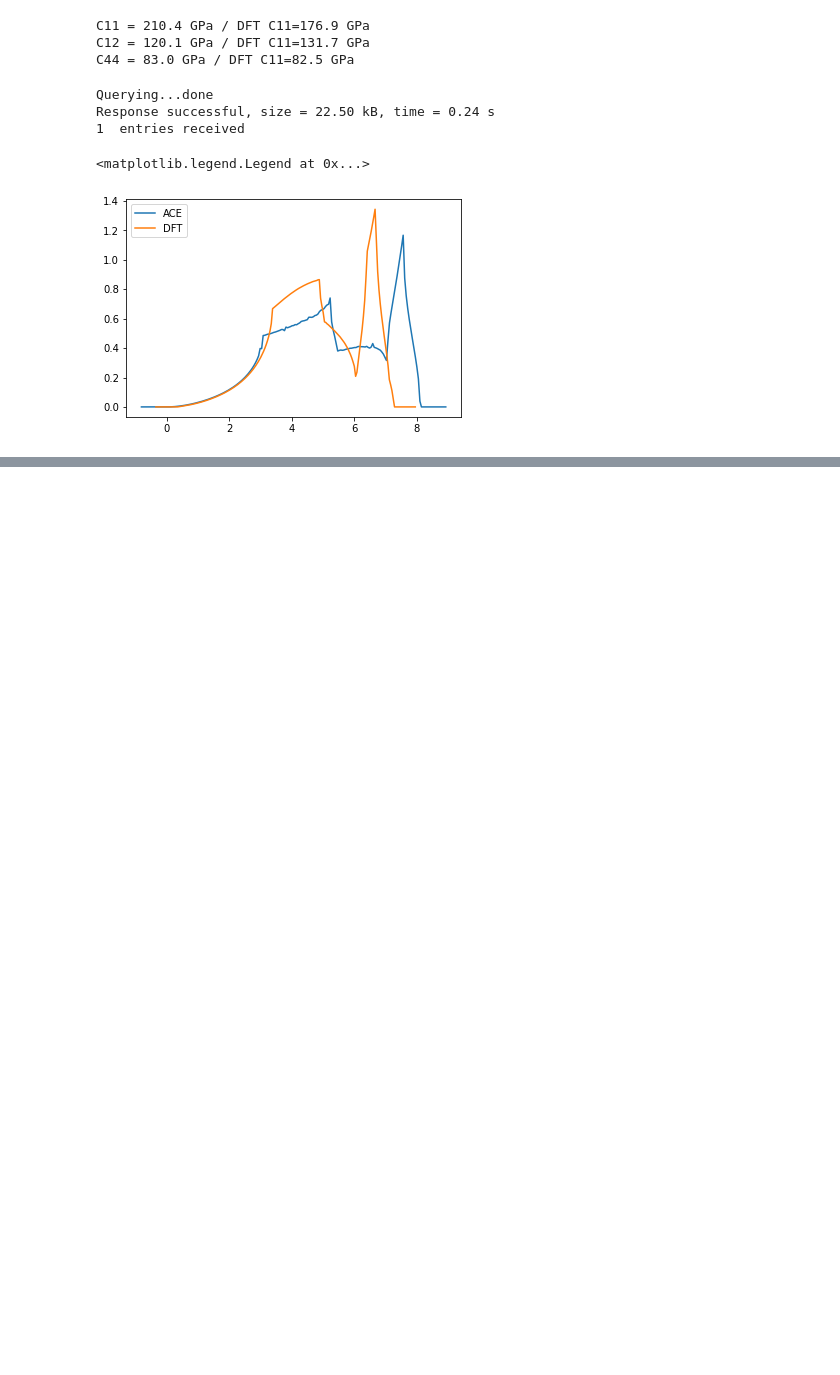
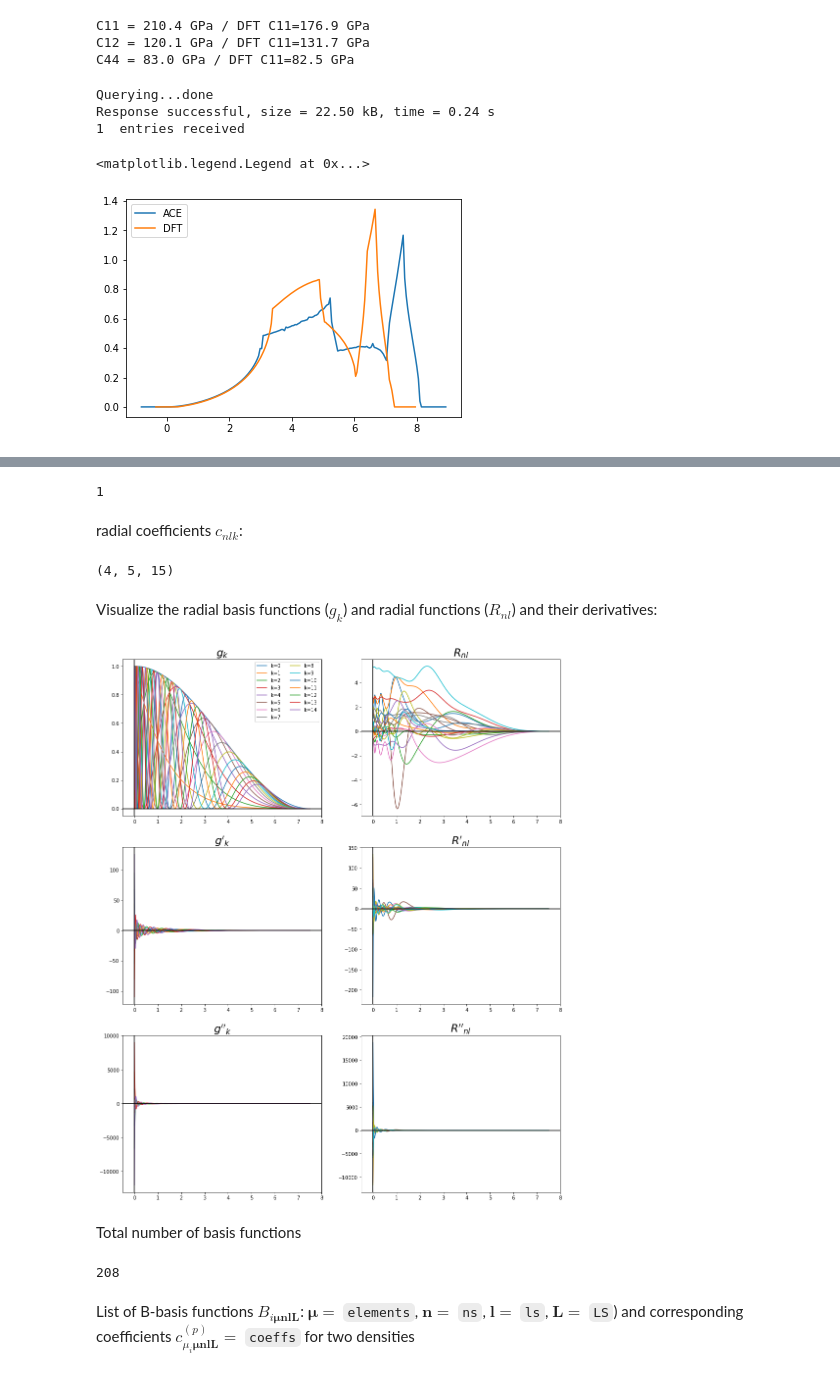
Before and after one commit to pyiron-workshop/potentials-workshop-2021, a Jupyter notebook: day_2/03-ace/pacemaker-fit-tutorial.ipynb, the cells around one changed output, grey strips where cells are left out. Cells and saved outputs as stored; diff of their text form; code cells hidden in the pictures; blank space fills up the shorter version.

Commit message:
Show configuration of advanced potential

```diff
--- a/day_2/03-ace/pacemaker-fit-tutorial.ipynb
+++ b/day_2/03-ace/pacemaker-fit-tutorial.ipynb
@@ -402,0 +407,4 @@ plt.legend()
+# %%
+advanced_potential = BBasisConfiguration("good_potentials/df3_cut75_large_body_order.yaml")
+# %%
+advanced_basis_set = ACEBBasisSet(advanced_potential)
@@ -402,0 +413,4 @@ plt.legend()
+# %%
+len(advanced_potential.funcspecs_blocks)
+# %% [output]
+1
@@ -402,0 +419,20 @@ plt.legend()
+# %% [markdown]
+radial coefficients $c_{nlk}$:
+# %%
+np.shape(Cu_block.radcoefficients)
+# %% [output]
+(4, 5, 15)
+# %% [markdown]
+Visualize the radial basis functions ($g_k$) and radial functions ($R_{nl}$) and their derivatives:
+# %%
+RadialFunctionsVisualization(advanced_basis_set).plot()
+# %% [output]
+[figure, added]
+# %% [markdown]
+Total number of basis functions
+# %%
+len(Cu_block.funcspecs)
+# %% [output]
+208
+# %% [markdown]
+List of B-basis functions $ {B}_{i\pmb{\mu n l L}}$: $\pmb{\mu} = $ `elements`, $\pmb{n} = $ `ns`, $\pmb{l} = $ `ls`, $\pmb{L} = $ `LS`)  and corresponding coefficients $ {c}^{(p)}_{\mu_i\pmb{\mu n l L}} =$ `coeffs` for two densities
```
Also changed, not shown: parts of 6 cells of this notebook.
